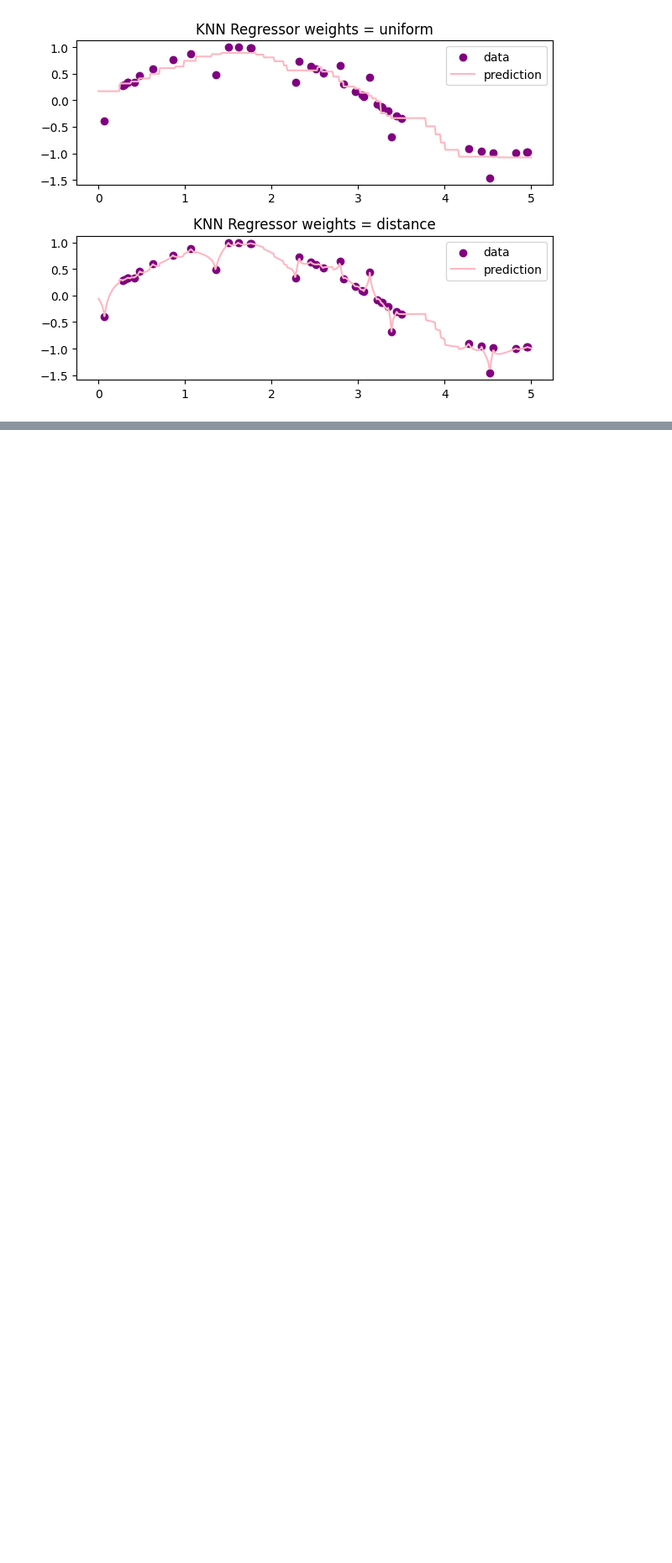
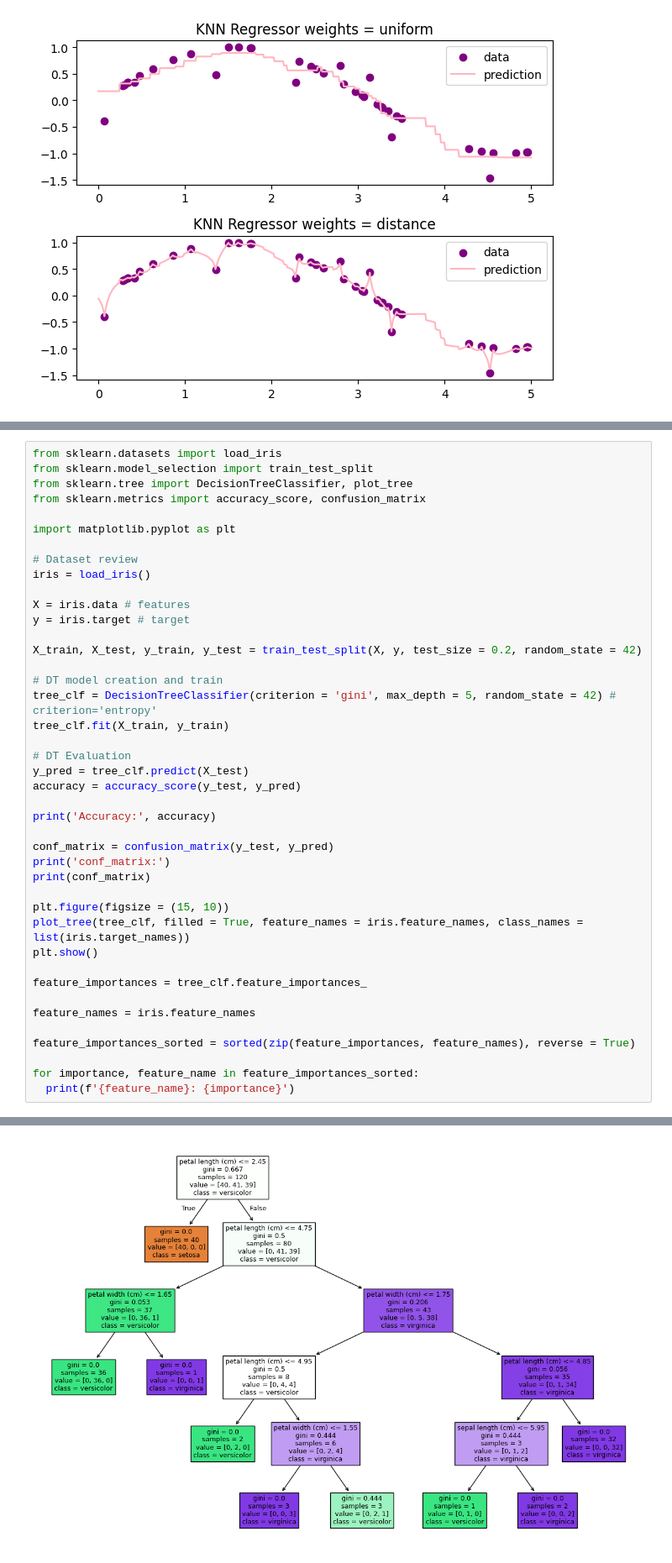
Before and after one commit to sultankeles/MachineLearning, a Jupyter notebook: MachineLearning.ipynb, the cells around one changed output, grey strips where cells are left out. Shown at 84% size. Saved outputs shown, nothing was run; the diff lists cells and outputs as text; blank space fills up the shorter version.

Commit message:
Added Decision Tree

```diff
--- a/MachineLearning.ipynb
+++ b/MachineLearning.ipynb
@@ -122,0 +129,43 @@ plt.show()
+# %%
+from sklearn.datasets import load_iris
+from sklearn.model_selection import train_test_split
+from sklearn.tree import DecisionTreeClassifier, plot_tree
+from sklearn.metrics import accuracy_score, confusion_matrix
+
+import matplotlib.pyplot as plt
+
+# Dataset review
+iris = load_iris()
+
+X = iris.data # features
+y = iris.target # target
+
+X_train, X_test, y_train, y_test = train_test_split(X, y, test_size = 0.2, random_state = 42)
+
+# DT model creation and train
+tree_clf = DecisionTreeClassifier(criterion = 'gini', max_depth = 5, random_state = 42) # criterion='entropy'
+tree_clf.fit(X_train, y_train)
+
+# DT Evaluation
+y_pred = tree_clf.predict(X_test)
+accuracy = accuracy_score(y_test, y_pred)
+
+print('Accuracy:', accuracy)
+
+conf_matrix = confusion_matrix(y_test, y_pred)
+print('conf_matrix:')
+print(conf_matrix)
+
+plt.figure(figsize = (15, 10))
+plot_tree(tree_clf, filled = True, feature_names = iris.feature_names, class_names = list(iris.target_names))
+plt.show()
+
+feature_importances = tree_clf.feature_importances_
+
+feature_names = iris.feature_names
+
+feature_importances_sorted = sorted(zip(feature_importances, feature_names), reverse = True)
+
+for importance, feature_name in feature_importances_sorted:
+  print(f'{feature_name}: {importance}')
+# %% [output]
@@ -122,0 +177 @@ plt.show()
+[figure, added]
```
Also changed, not shown: parts of 11 cells of this notebook.
